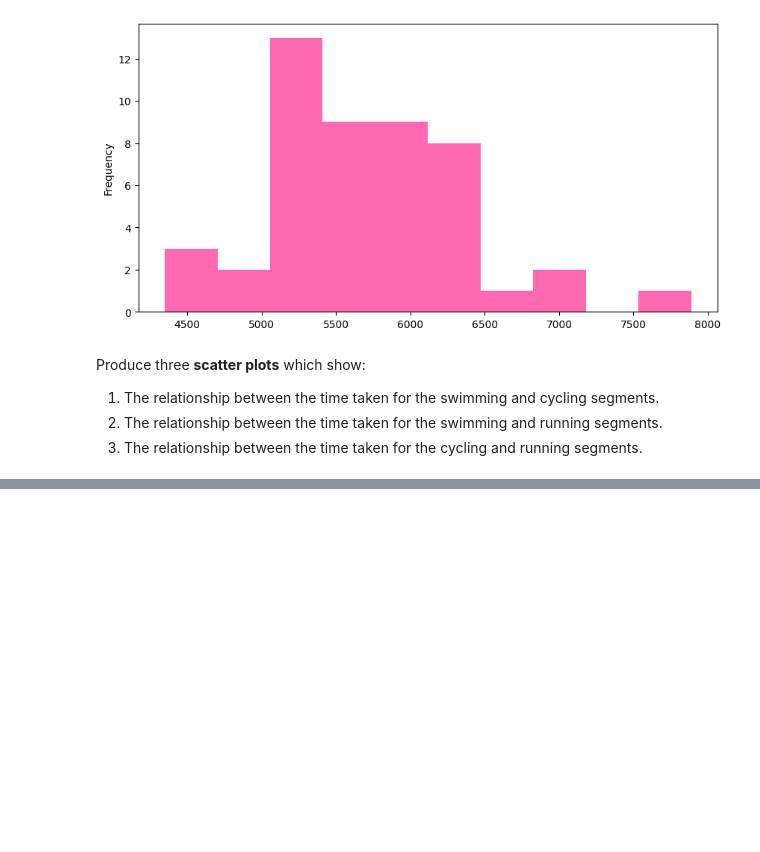
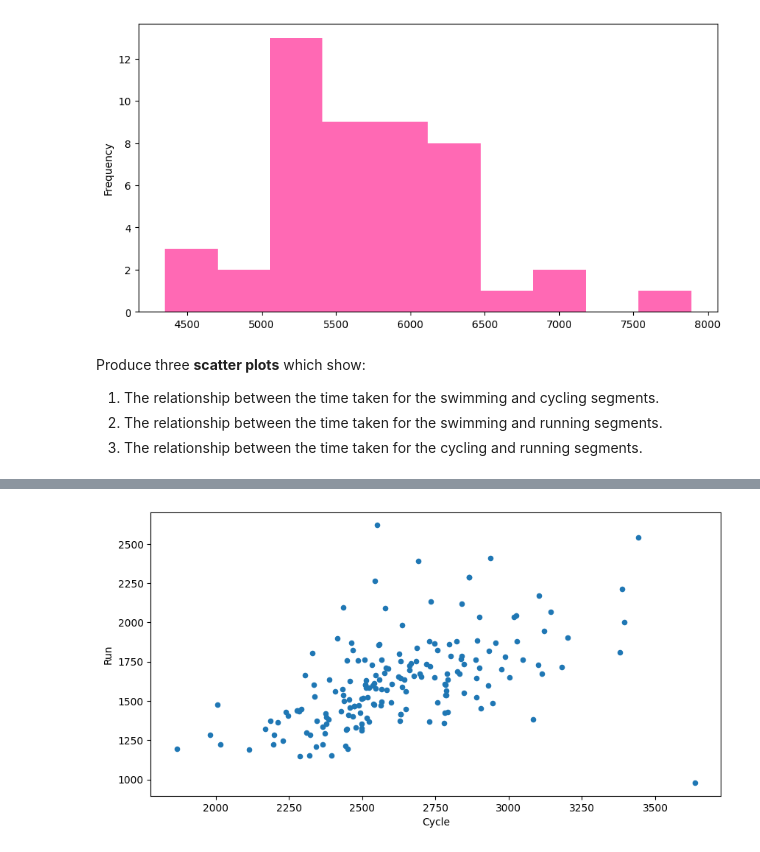
Before and after one commit to Yolo-Arts/UCD_Stage_1, a Jupyter notebook: COMP10320/Labs/Lab 8/Lab 08 Tasks.ipynb, the cells around one changed output, grey strips where cells are left out. Saved outputs shown, nothing was run; the diff lists cells and outputs as text; code cells hidden in the pictures; blank space fills up the shorter version.

```diff
--- a/COMP10320/Labs/Lab 8/Lab 08 Tasks.ipynb
+++ b/COMP10320/Labs/Lab 8/Lab 08 Tasks.ipynb
@@ -113,0 +124,5 @@ Produce three **scatter plots** which show:
+# %%
+ax = df.plot(kind="scatter", x="Cycle", y="Run", figsize=(10, 5))
+plt.show()
+# %% [output]
+[figure, added]
```
Also changed, not shown: parts of 2 cells of this notebook, 2 other files.
